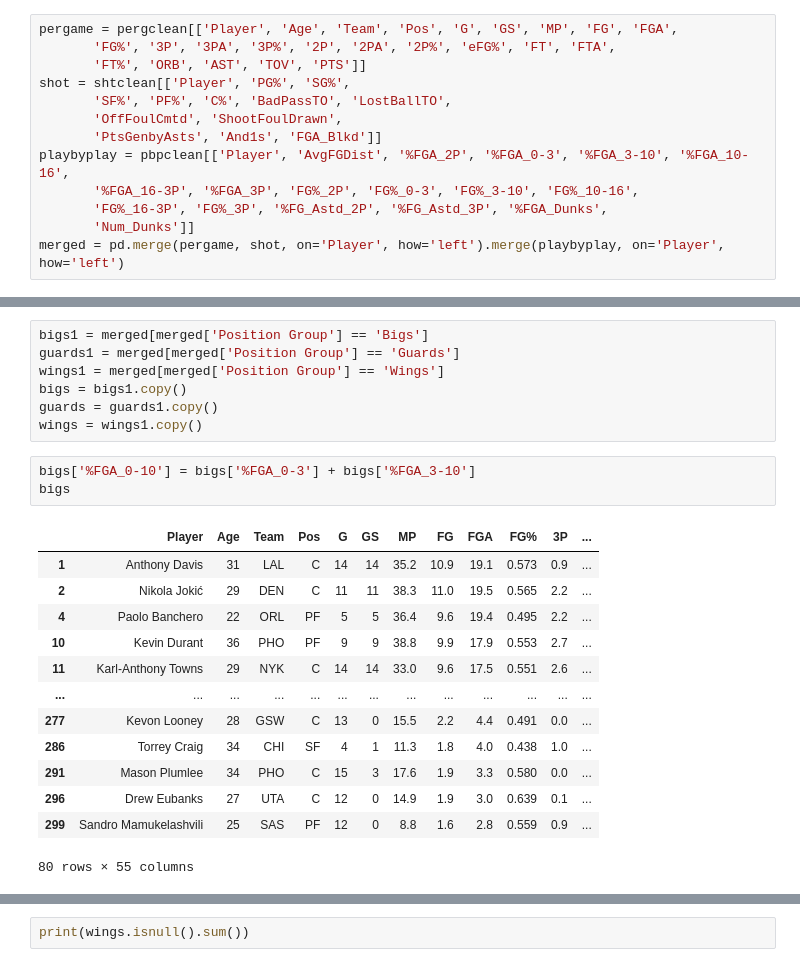
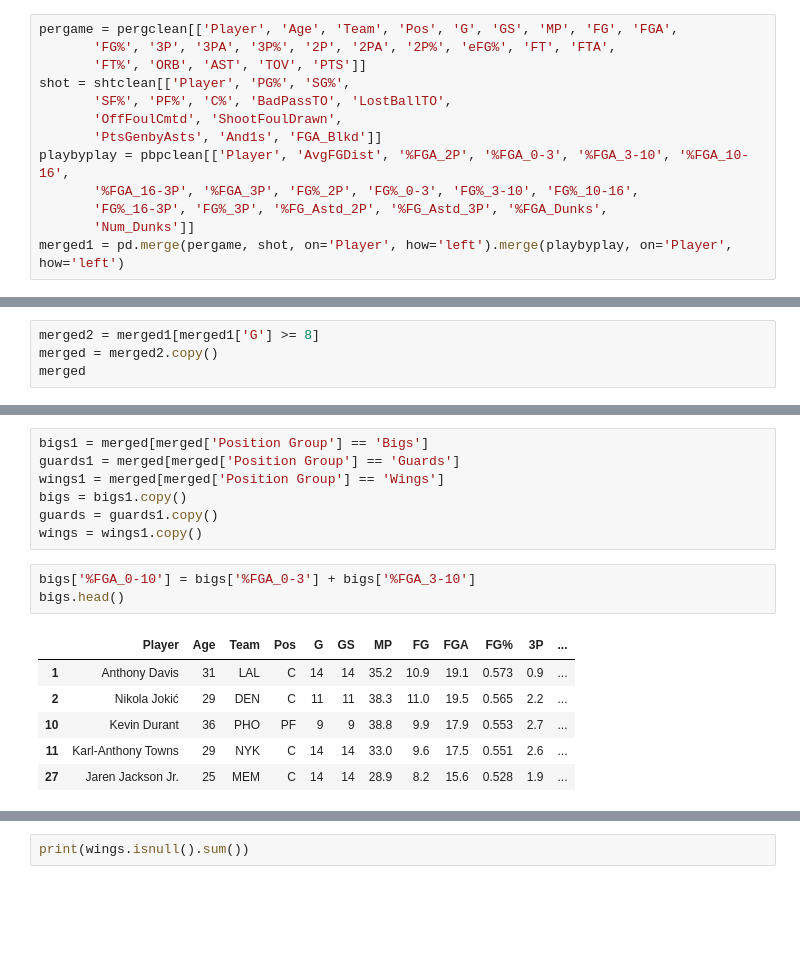
Before and after one commit to vtrackstar/Google-DA-Projects, a Jupyter notebook: ml-nba-offensive-playstyle-through-11-22-24.ipynb, the cells around one changed output, grey strips where cells are left out. Drawn from its saved outputs; the diff is of its cells as text; blank space fills up the shorter version.

```diff
--- a/ml-nba-offensive-playstyle-through-11-22-24.ipynb
+++ b/ml-nba-offensive-playstyle-through-11-22-24.ipynb
@@ -173,4 +165,4 @@ playbyplay = pbpclean[['Player', 'AvgFGDist', '%FGA_2P', '%FGA_0-3', '%FGA_3-10'
        '%FGA_16-3P', '%FGA_3P', 'FG%_2P', 'FG%_0-3', 'FG%_3-10', 'FG%_10-16',
        'FG%_16-3P', 'FG%_3P', '%FG_Astd_2P', '%FG_Astd_3P', '%FGA_Dunks',
        'Num_Dunks']]
-merged = pd.merge(pergame, shot, on='Player', how='left').merge(playbyplay, on='Player', how='left')
+merged1 = pd.merge(pergame, shot, on='Player', how='left').merge(playbyplay, on='Player', how='left')
@@ -192,0 +169,4 @@ merged
+# %%
+merged2 = merged1[merged1['G'] >= 8]
+merged = merged2.copy()
+merged
@@ -214,19 +208,12 @@ guards = guards1.copy()
 wings = wings1.copy()
 # %%
 bigs['%FGA_0-10'] = bigs['%FGA_0-3'] + bigs['%FGA_3-10']
-bigs
+bigs.head()
 # %% [output]
 |  | Player | Age | Team | Pos | G | GS | MP | FG | FGA | FG% | 3P | ... |
 | 1 | Anthony Davis | 31 | LAL | C | 14 | 14 | 35.2 | 10.9 | 19.1 | 0.573 | 0.9 | ... |
 | 2 | Nikola Jokić | 29 | DEN | C | 11 | 11 | 38.3 | 11.0 | 19.5 | 0.565 | 2.2 | ... |
-| 4 | Paolo Banchero | 22 | ORL | PF | 5 | 5 | 36.4 | 9.6 | 19.4 | 0.495 | 2.2 | ... |
 | 10 | Kevin Durant | 36 | PHO | PF | 9 | 9 | 38.8 | 9.9 | 17.9 | 0.553 | 2.7 | ... |
 | 11 | Karl-Anthony Towns | 29 | NYK | C | 14 | 14 | 33.0 | 9.6 | 17.5 | 0.551 | 2.6 | ... |
-| ... | ... | ... | ... | ... | ... | ... | ... | ... | ... | ... | ... | ... |
-| 277 | Kevon Looney | 28 | GSW | C | 13 | 0 | 15.5 | 2.2 | 4.4 | 0.491 | 0.0 | ... |
-| 286 | Torrey Craig | 34 | CHI | SF | 4 | 1 | 11.3 | 1.8 | 4.0 | 0.438 | 1.0 | ... |
-| 291 | Mason Plumlee | 34 | PHO | C | 15 | 3 | 17.6 | 1.9 | 3.3 | 0.580 | 0.0 | ... |
-| 296 | Drew Eubanks | 27 | UTA | C | 12 | 0 | 14.9 | 1.9 | 3.0 | 0.639 | 0.1 | ... |
-| 299 | Sandro Mamukelashvili | 25 | SAS | PF | 12 | 0 | 8.8 | 1.6 | 2.8 | 0.559 | 0.9 | ... |
+| 27 | Jaren Jackson Jr. | 25 | MEM | C | 14 | 14 | 28.9 | 8.2 | 15.6 | 0.528 | 1.9 | ... |
-80 rows × 55 columns
 # %%
```
Also changed, not shown: parts of 25 cells of this notebook.
